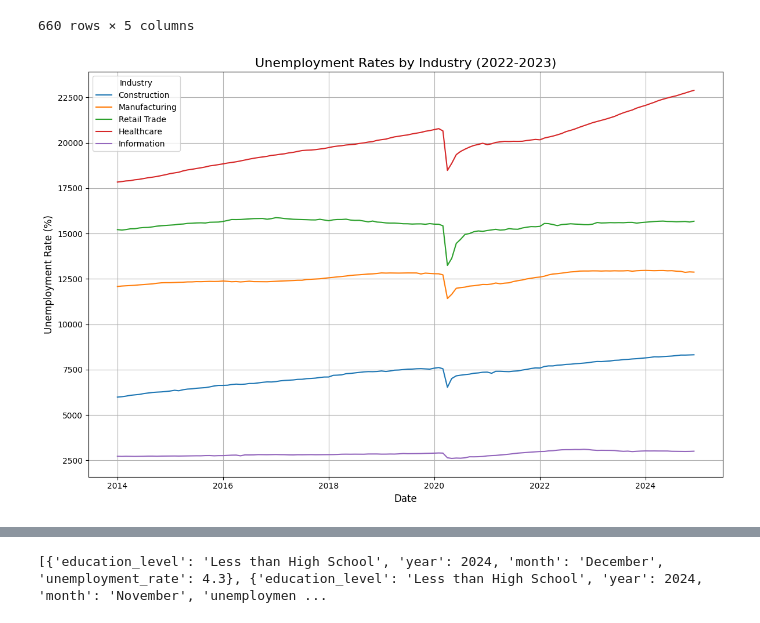
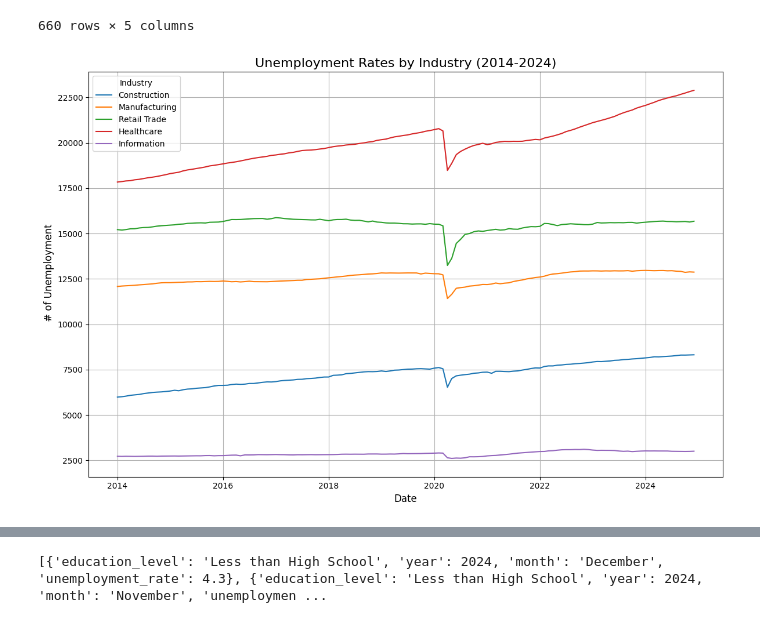
Before and after one commit to inCloset/group3-project-25.02.01, a Jupyter notebook: UnemploymentRate.ipynb, the cells around one changed output, grey strips where cells are left out. Drawn from its saved outputs; the diff is of its cells as text; code cells hidden in the pictures.

```diff
--- a/UnemploymentRate.ipynb
+++ b/UnemploymentRate.ipynb
@@ -223,17 +223,17 @@ display(indust_df)
 # %%
 # Plot the unemployment rates by industry
 plt.figure(figsize=(12, 8))
 for industry in indust_df["industry"].unique():
     industry_data = indust_df[indust_df["industry"] == industry]
     plt.plot(industry_data["date"], industry_data["unemployment_rate"], label=industry)
 
 # Customize the plot
 plt.title("Unemployment Rates by Industry (2014-2024)", fontsize=16)
 plt.xlabel("Date", fontsize=12)
-plt.ylabel("Unemployment Rate (%)", fontsize=12)
+plt.ylabel("# of Unemployment", fontsize=12)
 plt.legend(title="Industry", fontsize=10)
 plt.grid(True)
 plt.tight_layout()
 plt.show()
 # %% [output]
-[figure, old version]
+[figure, new version]
```
Also changed, not shown: parts of 4 cells of this notebook.
